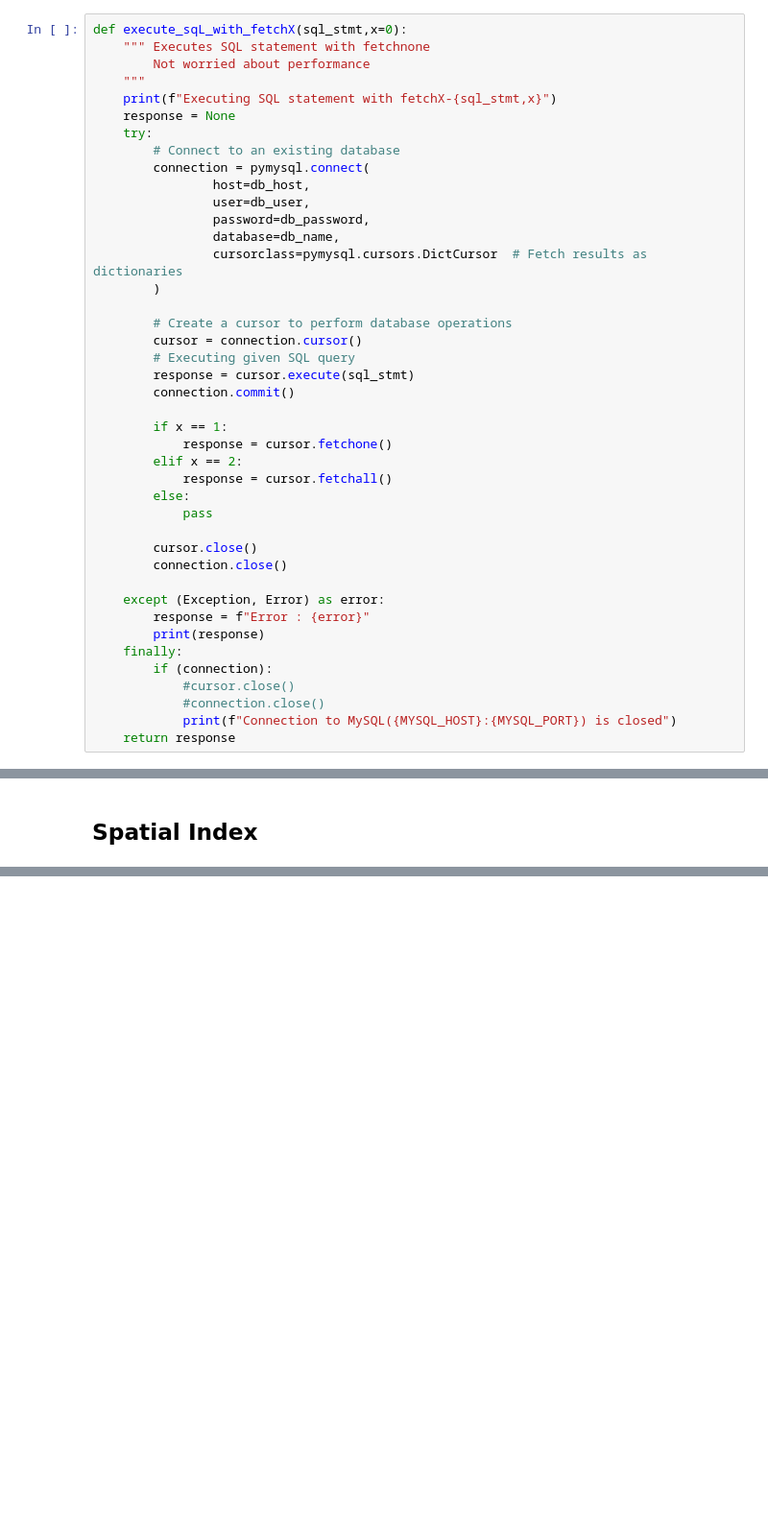
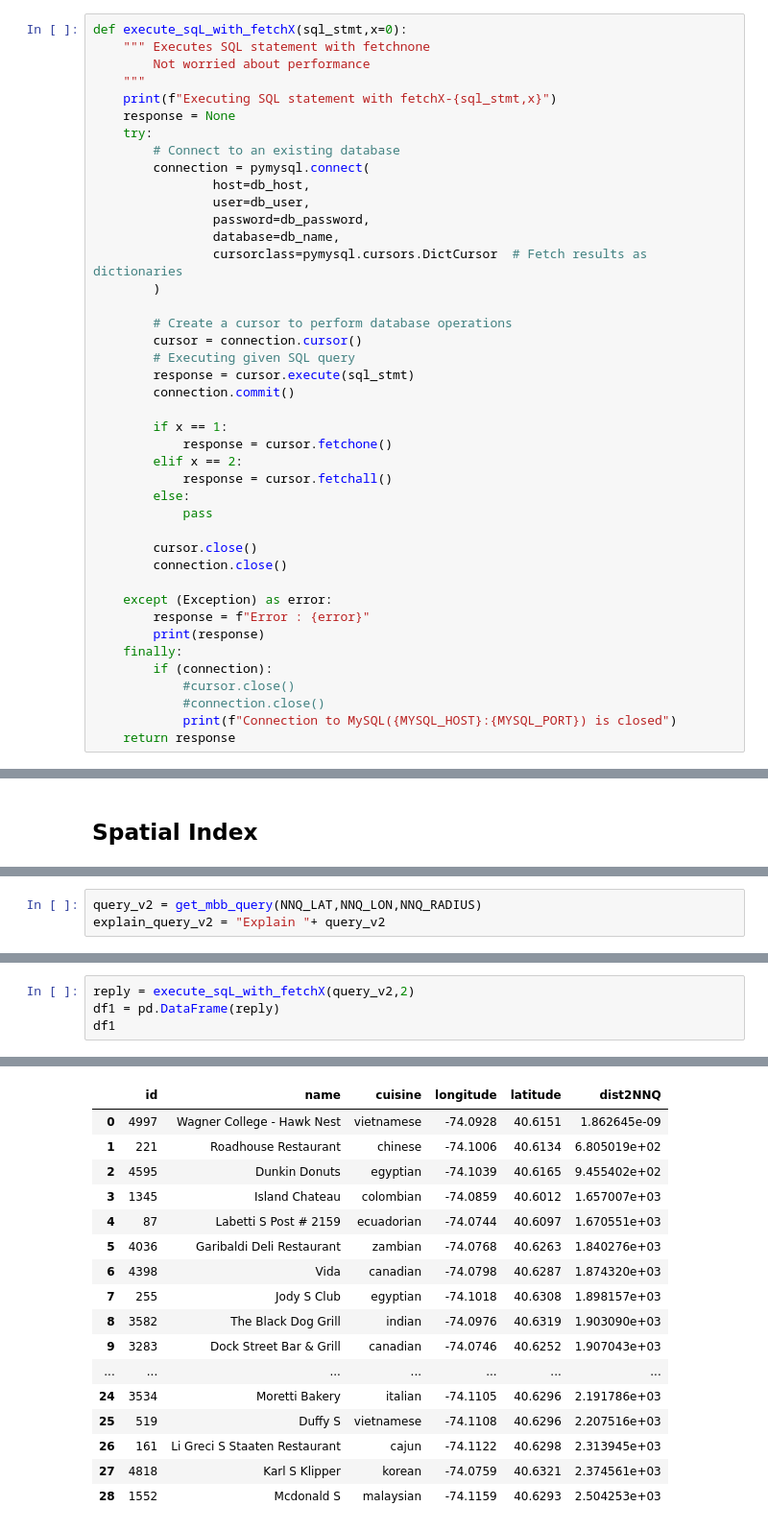
Before and after one commit to ozdemirht/py_redis_1, a Jupyter notebook: docs/Note-MySQL.ipynb, the cells around one changed output, grey strips where cells are left out. Shown at 96% size. Drawn from its saved outputs; the diff is of its cells as text; blank space fills up the shorter version.

```diff
--- a/docs/Note-MySQL.ipynb
+++ b/docs/Note-MySQL.ipynb
@@ -182,7 +186,7 @@ def execute_sqL_with_fetchX(sql_stmt,x=0):
         cursor.close()
         connection.close()
 
-    except (Exception, Error) as error:
+    except (Exception) as error:
         response = f"Error : {error}"
         print(response)
     finally:
@@ -340,0 +545,3 @@ NameError: name 'Error' is not defined
+# %%
+query_v2 = get_mbb_query(NNQ_LAT,NNQ_LON,NNQ_RADIUS)
+explain_query_v2 = "Explain "+ query_v2
@@ -340,0 +564,5 @@ NameError: name 'Error' is not defined
+# %%
+reply = execute_sqL_with_fetchX(query_v2,2)
+df1 = pd.DataFrame(reply)
+df1
+# %% [output]
@@ -340,0 +571,17 @@ NameError: name 'Error' is not defined
+|  | id | name | cuisine | longitude | latitude | dist2NNQ |
+| 0 | 4997 | Wagner College - Hawk Nest | vietnamese | -74.0928 | 40.6151 | 1.862645e-09 |
+| 1 | 221 | Roadhouse Restaurant | chinese | -74.1006 | 40.6134 | 6.805019e+02 |
+| 2 | 4595 | Dunkin Donuts | egyptian | -74.1039 | 40.6165 | 9.455402e+02 |
+| 3 | 1345 | Island Chateau | colombian | -74.0859 | 40.6012 | 1.657007e+03 |
+| 4 | 87 | Labetti S Post # 2159 | ecuadorian | -74.0744 | 40.6097 | 1.670551e+03 |
+| 5 | 4036 | Garibaldi Deli Restaurant | zambian | -74.0768 | 40.6263 | 1.840276e+03 |
+| 6 | 4398 | Vida | canadian | -74.0798 | 40.6287 | 1.874320e+03 |
+| 7 | 255 | Jody S Club | egyptian | -74.1018 | 40.6308 | 1.898157e+03 |
+| 8 | 3582 | The Black Dog Grill | indian | -74.0976 | 40.6319 | 1.903090e+03 |
+| 9 | 3283 | Dock Street Bar & Grill | canadian | -74.0746 | 40.6252 | 1.907043e+03 |
+| ... | ... | ... | ... | ... | ... | ... |
+| 24 | 3534 | Moretti Bakery | italian | -74.1105 | 40.6296 | 2.191786e+03 |
+| 25 | 519 | Duffy S | vietnamese | -74.1108 | 40.6296 | 2.207516e+03 |
+| 26 | 161 | Li Greci S Staaten Restaurant | cajun | -74.1122 | 40.6298 | 2.313945e+03 |
+| 27 | 4818 | Karl S Klipper | korean | -74.0759 | 40.6321 | 2.374561e+03 |
+| 28 | 1552 | Mcdonald S | malaysian | -74.1159 | 40.6293 | 2.504253e+03 |
```
Also changed, not shown: parts of 57 cells of this notebook.
